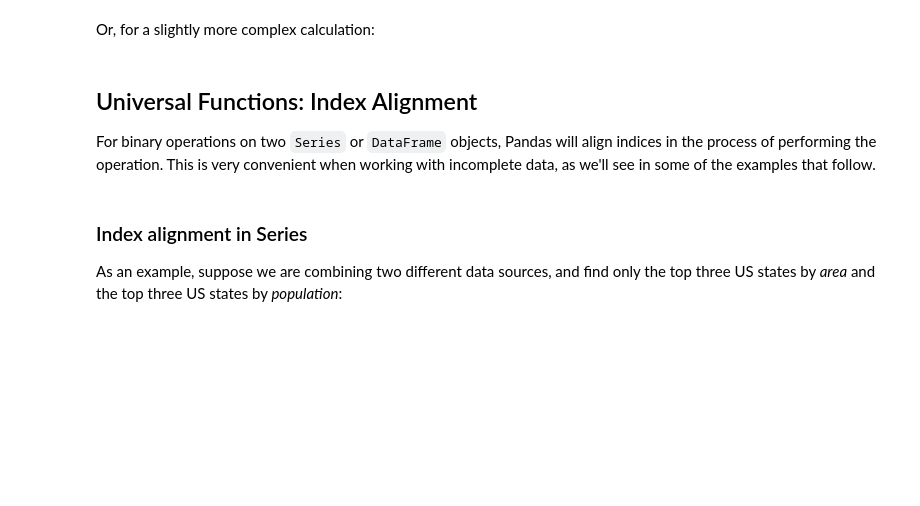
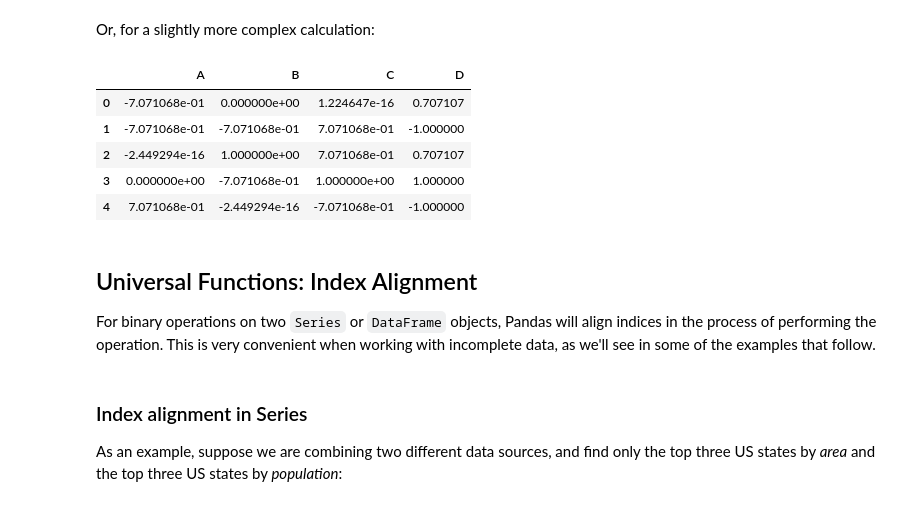
Before and after one commit to joelkariyalil/AIrobosoft, a Jupyter notebook: pandas.ipynb, the cells around one changed output. Drawn from its saved outputs; the diff is of its cells as text; code cells hidden in the pictures; blank space fills up the shorter version.

```diff
--- a/pandas.ipynb
+++ b/pandas.ipynb
@@ -332,5 +367,14 @@ If we apply a NumPy ufunc on either of these objects, the result will be another
 # %% [markdown]
 Or, for a slightly more complex calculation:
+# %%
+np.sin(dfg*np.pi/4)
+# %% [output]
+|  | A | B | C | D |
+| 0 | -7.071068e-01 | 0.000000e+00 | 1.224647e-16 | 0.707107 |
+| 1 | -7.071068e-01 | -7.071068e-01 | 7.071068e-01 | -1.000000 |
+| 2 | -2.449294e-16 | 1.000000e+00 | 7.071068e-01 | 0.707107 |
+| 3 | 0.000000e+00 | -7.071068e-01 | 1.000000e+00 | 1.000000 |
+| 4 | 7.071068e-01 | -2.449294e-16 | -7.071068e-01 | -1.000000 |
 # %% [markdown]
 ## Universal Functions: Index Alignment
 
```
Also changed, not shown: parts of 17 cells of this notebook.
